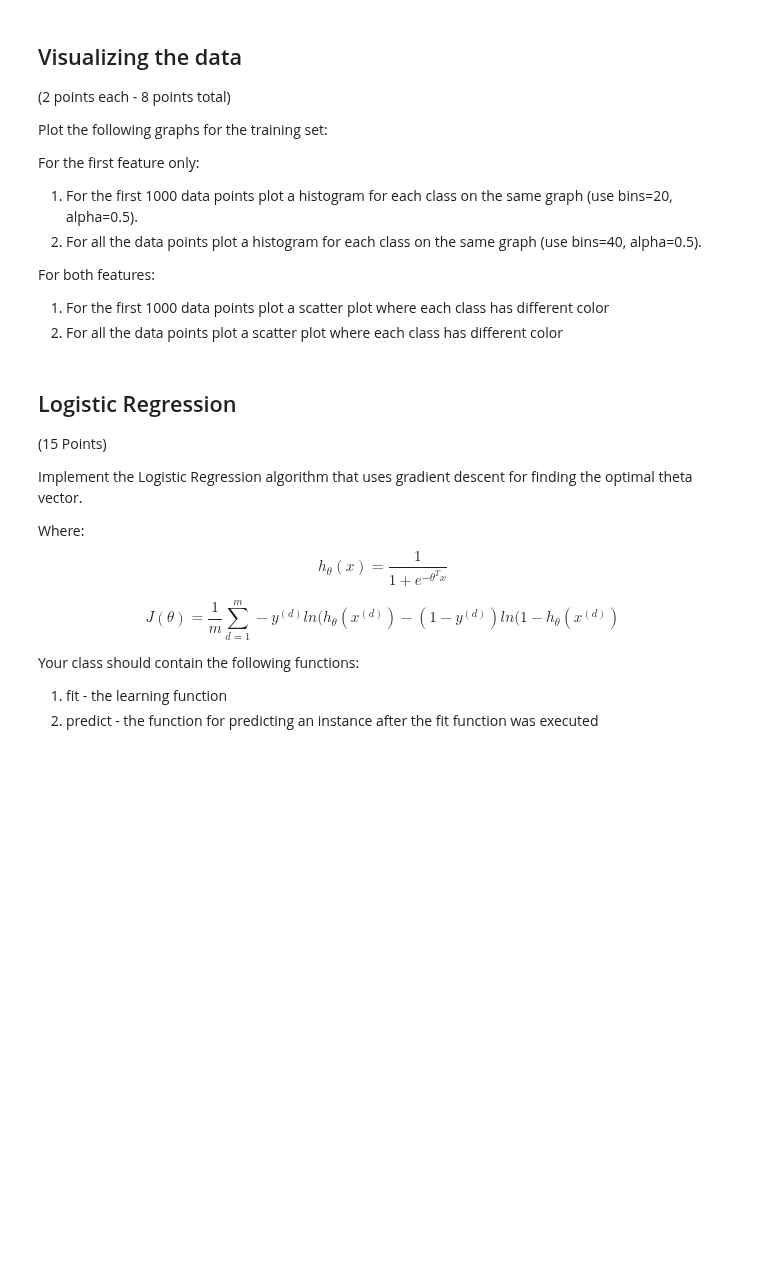
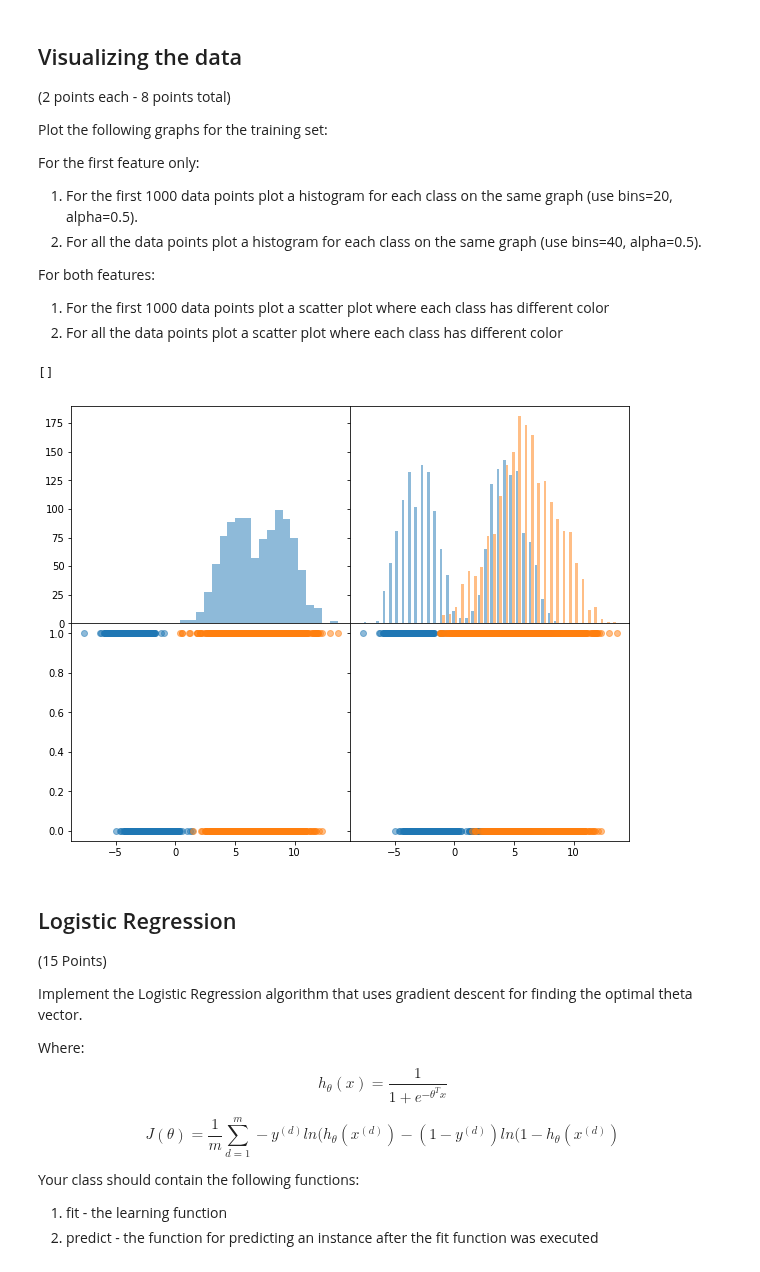
Before and after one commit to danspts/ml-hw, a Jupyter notebook: hw4/hw4_227367455_323081950.ipynb, the cells around one changed output. Cells and saved outputs as stored; diff of their text form; code cells hidden in the pictures; blank space fills up the shorter version.

```diff
--- a/hw4/hw4_227367455_323081950.ipynb
+++ b/hw4/hw4_227367455_323081950.ipynb
@@ -126,3 +101,25 @@ Your model should also store a list of the costs that you've calculated in each
+# %%
+#### Your code here ####
+fig = plt.figure()
+gs = fig.add_gridspec(2, 2, hspace=0, wspace=0)
+(ax1, ax2), (ax3, ax4) = gs.subplots(sharex='col', sharey='row')
+
+ax1.hist(X_training[:,1][:1000], bins=20, alpha = 0.5)
+ax1.plot()
+
+ax2.hist(X_training, bins=40, alpha = 0.5)
+ax2.plot()
+
+
+ax3.plot(X_training[:1000], y_training[:1000], 'o', alpha = 0.5)
+ax3.plot()
+
+for i in range(X_training.shape[1]):
+    ax4.plot(X_training[:,i], y_training, 'o', alpha = 0.5)
+ax4.plot()
+# %% [output]
+[]
+[figure, added]
 # %% [markdown]
 ## Logistic Regression
 
```
Also changed, not shown: parts of 13 cells of this notebook, 1 other file.
